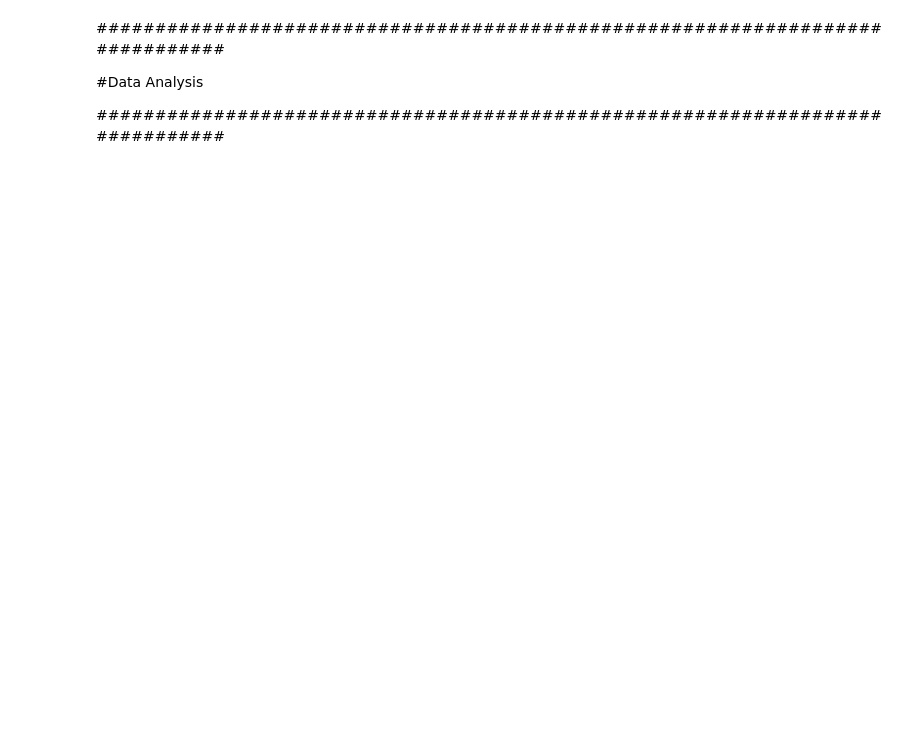
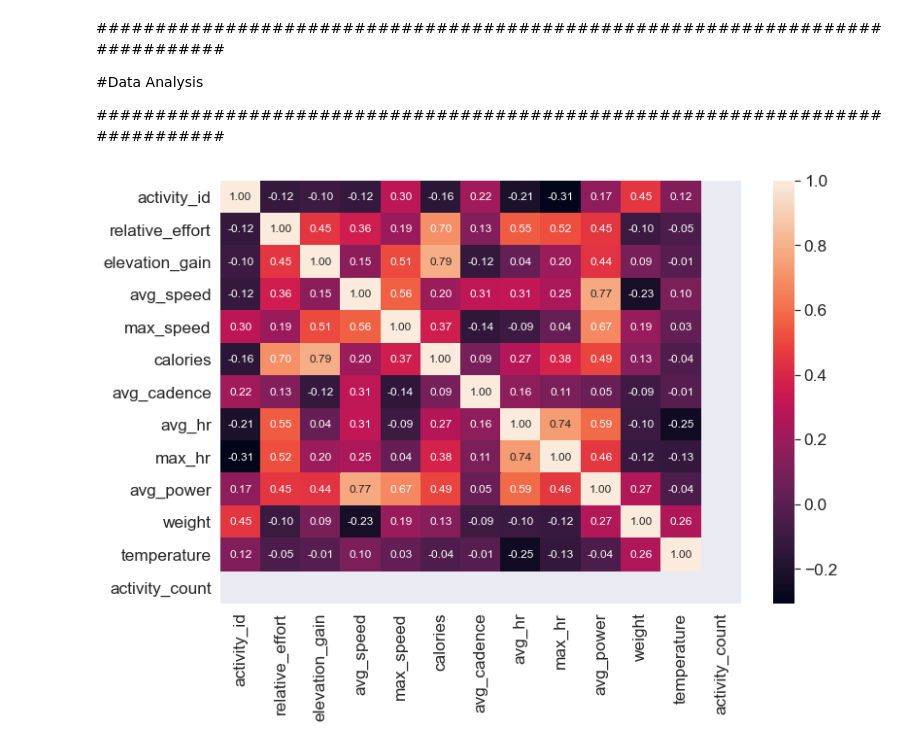
Before and after one commit to LaurentRisser/DS_project_strava_analysis, a Jupyter notebook: DS_project_strava_analysis.ipynb, the cells around one changed output. Cells and saved outputs as stored; diff of their text form; code cells hidden in the pictures; blank space fills up the shorter version.

```diff
--- a/DS_project_strava_analysis.ipynb
+++ b/DS_project_strava_analysis.ipynb
@@ -4,6 +4,10 @@ STRAVA - JOURNEY THROUGH 7 YEARS OF ACTIVITY
 import os
 import pandas as pd
 import numpy as np
+import plotly.express as px
+import matplotlib.pyplot as plt
+import seaborn as sns
+sns.set()
 
 from plotly.offline import download_plotlyjs, init_notebook_mode, plot, iplot
 init_notebook_mode(connected=True)
@@ -205,6 +228,12 @@ data_strava.to_csv('data_out.csv')
 #Data Analysis
 
 ##############################################################################
+# %%
+corr = data_strava.corr()
+plt.figure(figsize = (12,8))
+sns.heatmap(corr, annot=True, fmt=".2f");
+# %% [output]
+[figure, added]
 # %%
 df =  data_strava.groupby("year").sum()
 df.reset_index(inplace=True)
```
Also changed, not shown: parts of 17 cells of this notebook.
